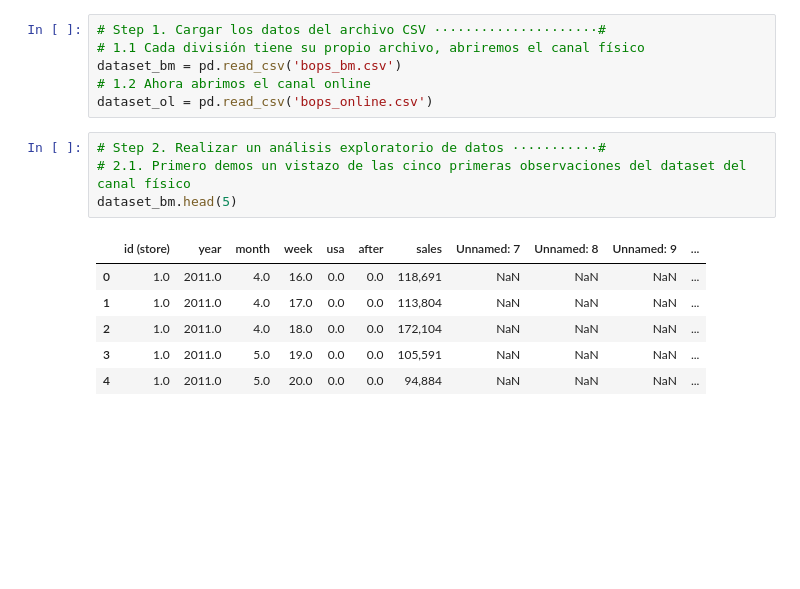
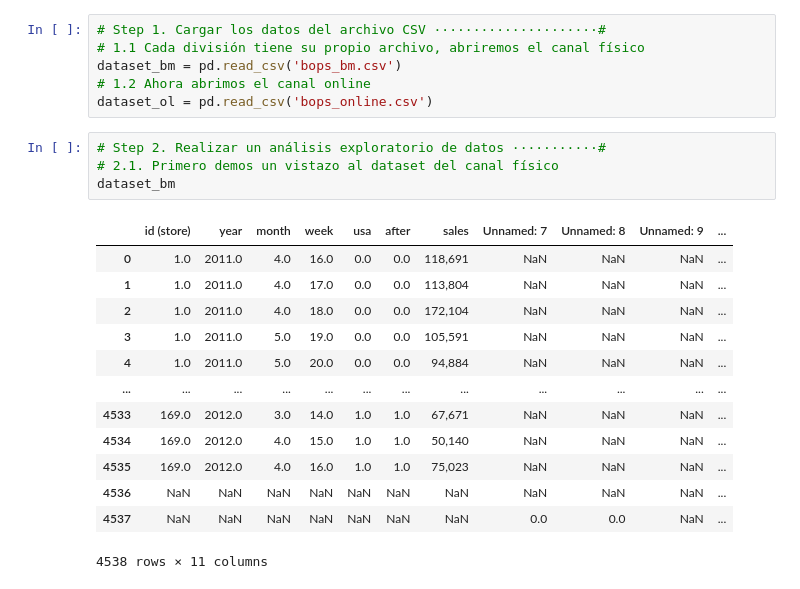
Before and after one commit to Javolet/Evaluacion_OPI, a Jupyter notebook: Seccion_C/Seccion_C_Notebook.ipynb, the cells around one changed output. Cells and saved outputs as stored; diff of their text form; blank space fills up the shorter version.

```diff
--- a/Seccion_C/Seccion_C_Notebook.ipynb
+++ b/Seccion_C/Seccion_C_Notebook.ipynb
@@ -26,14 +26,21 @@ dataset_bm = pd.read_csv('bops_bm.csv')
 dataset_ol = pd.read_csv('bops_online.csv')
 # %%
 # Step 2. Realizar un análisis exploratorio de datos ···········#
-# 2.1. Primero demos un vistazo de las cinco primeras observaciones del dataset del canal físico
-dataset_bm.head(5)
+# 2.1. Primero demos un vistazo al dataset del canal físico
+dataset_bm
 # %% [output]
 |  | id (store) | year | month | week | usa | after | sales | Unnamed: 7 | Unnamed: 8 | Unnamed: 9 | ... |
 | 0 | 1.0 | 2011.0 | 4.0 | 16.0 | 0.0 | 0.0 | 118,691 | NaN | NaN | NaN | ... |
 | 1 | 1.0 | 2011.0 | 4.0 | 17.0 | 0.0 | 0.0 | 113,804 | NaN | NaN | NaN | ... |
 | 2 | 1.0 | 2011.0 | 4.0 | 18.0 | 0.0 | 0.0 | 172,104 | NaN | NaN | NaN | ... |
 | 3 | 1.0 | 2011.0 | 5.0 | 19.0 | 0.0 | 0.0 | 105,591 | NaN | NaN | NaN | ... |
 | 4 | 1.0 | 2011.0 | 5.0 | 20.0 | 0.0 | 0.0 | 94,884 | NaN | NaN | NaN | ... |
+| ... | ... | ... | ... | ... | ... | ... | ... | ... | ... | ... | ... |
+| 4533 | 169.0 | 2012.0 | 3.0 | 14.0 | 1.0 | 1.0 | 67,671 | NaN | NaN | NaN | ... |
+| 4534 | 169.0 | 2012.0 | 4.0 | 15.0 | 1.0 | 1.0 | 50,140 | NaN | NaN | NaN | ... |
+| 4535 | 169.0 | 2012.0 | 4.0 | 16.0 | 1.0 | 1.0 | 75,023 | NaN | NaN | NaN | ... |
+| 4536 | NaN | NaN | NaN | NaN | NaN | NaN | NaN | NaN | NaN | NaN | ... |
+| 4537 | NaN | NaN | NaN | NaN | NaN | NaN | NaN | 0.0 | 0.0 | NaN | ... |
+4538 rows × 11 columns
 # %%
 # 2.2. Ahora veamos el dataset del canal online
```
Also changed, not shown: parts of 15 cells of this notebook.
